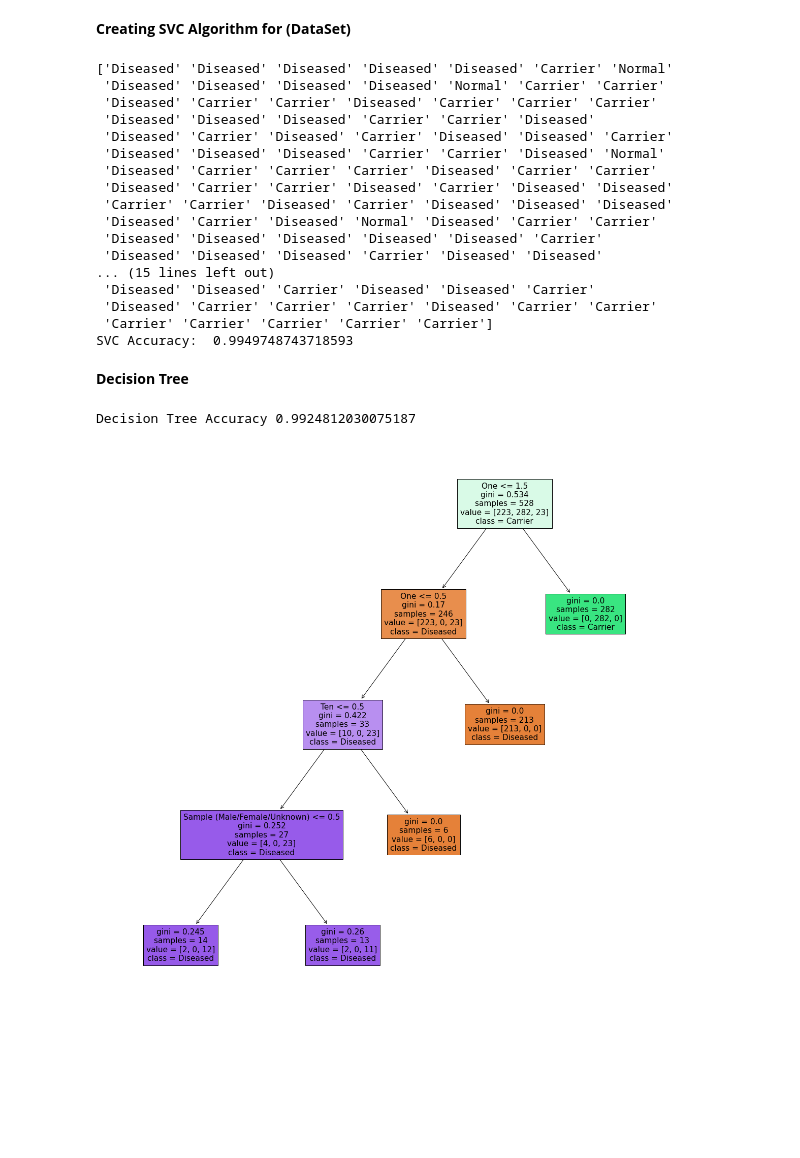
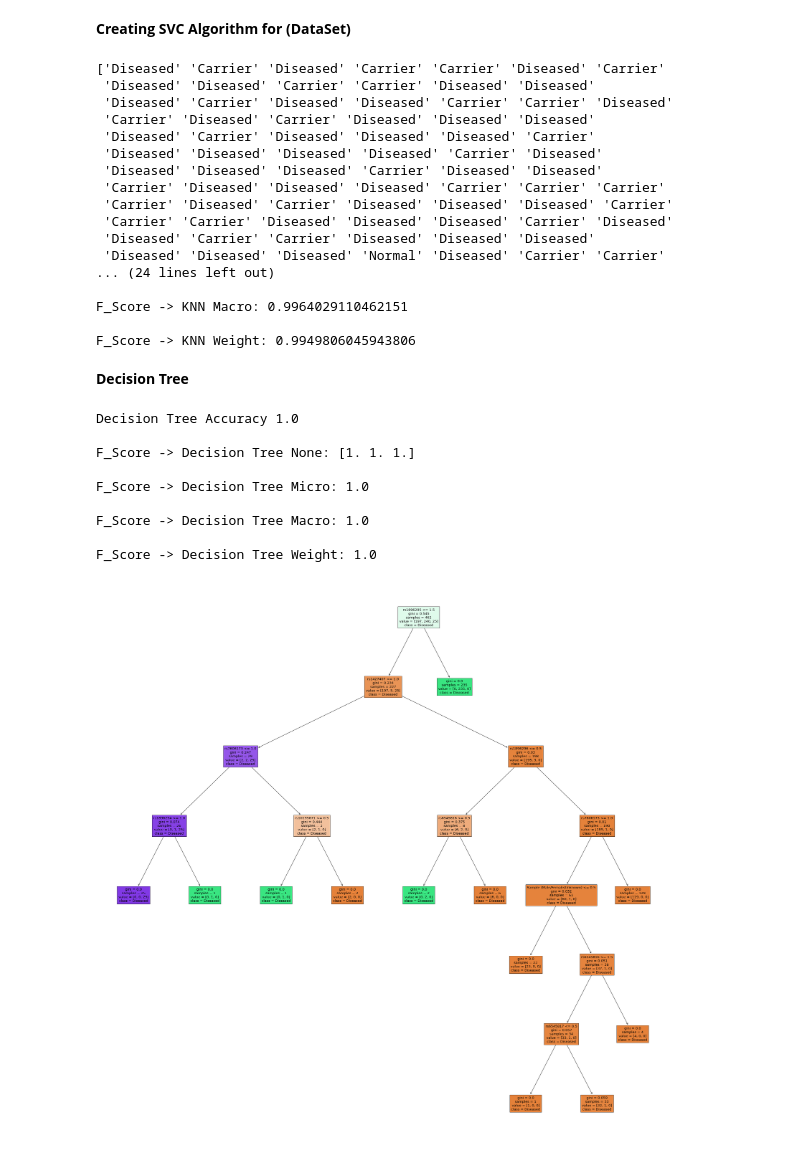
Before and after one commit to YoussifAssem/Genatac, a Jupyter notebook: E-Genetics/Code/Genetics.ipynb, the cells around one changed output. Drawn from its saved outputs; the diff is of its cells as text; code cells hidden in the pictures; blank space fills up the shorter version.

Commit message:
Update Accuracy Precision and Recall

```diff
--- a/E-Genetics/Code/Genetics.ipynb
+++ b/E-Genetics/Code/Genetics.ipynb
@@ -305,0 +295,15 @@ KNN Accuracy:  0.9949748743718593
+# %%
+knnModel = KNeighborsClassifier(n_neighbors=3)
+knnModel.fit(X_train, y_train)
+print(knnModel.predict(X_test))
+'''
+'micro':  (Counting total True Positive and False Negative and False Positive)
+'macro': (Create matrics for each label and find their unweighted mean)
+'weighted': (Create matrics for each label, Count number of True in each label)
+'''
+
+print('\n\n\nKNN Accuracy:', knnModel.score(X_test,y_test))
+print('\nF_Score -> KNN None:', f1_score(y_test, knnModel.predict(X_test),  average=None))
+print('\nF_Score -> KNN Micro:', f1_score(y_test, knnModel.predict(X_test),  average='micro'))
+print('\nF_Score -> KNN Macro:', f1_score(y_test, knnModel.predict(X_test),  average='macro'))
+print('\nF_Score -> KNN Weight:', f1_score(y_test, knnModel.predict(X_test),  average='weighted'))
@@ -306,39 +328,53 @@ KNN Accuracy:  0.9949748743718593
 # %% [markdown]
 **Creating SVC Algorithm for (DataSet)**
 # %%
-svcModel = SVC(kernel='linear', C=0.1)
+svcModel = SVC(kernel='linear', C=1)
 svcModel.fit(X_train, y_train)
 print(svcModel.predict(X_test))
 
 print('SVC Accuracy: ', svcModel.score(X_test,y_test))
-#print('KNN Precission', model1.Precission_score(X_test, y_test))
-#print('KNN Recall', model1.Recall_score(X_test ,y_test))
+print('\nF_Score -> SVC None:', f1_score(y_test, svcModel.predict(X_test),  average=None))
+print('\nF_Score -> SVC Micro:', f1_score(y_test, svcModel.predict(X_test),  average='micro'))
+print('\nF_Score -> SVC Macro:', f1_score(y_test, svcModel.predict(X_test),  average='macro'))
+print('\nF_Score -> SVC Weight:', f1_score(y_test, svcModel.predict(X_test),  average='weighted'))
 # %% [output]
-['Diseased' 'Diseased' 'Diseased' 'Diseased' 'Diseased' 'Carrier' 'Normal'
- 'Diseased' 'Diseased' 'Diseased' 'Diseased' 'Normal' 'Carrier' 'Carrier'
- 'Diseased' 'Carrier' 'Carrier' 'Diseased' 'Carrier' 'Carrier' 'Carrier'
- 'Diseased' 'Diseased' 'Diseased' 'Carrier' 'Carrier' 'Diseased'
- 'Diseased' 'Carrier' 'Diseased' 'Carrier' 'Diseased' 'Diseased' 'Carrier'
- 'Diseased' 'Diseased' 'Diseased' 'Carrier' 'Carrier' 'Diseased' 'Normal'
- 'Diseased' 'Carrier' 'Carrier' 'Carrier' 'Diseased' 'Carrier' 'Carrier'
- 'Diseased' 'Carrier' 'Carrier' 'Diseased' 'Carrier' 'Diseased' 'Diseased'
- 'Carrier' 'Carrier' 'Diseased' 'Carrier' 'Diseased' 'Diseased' 'Diseased'
- 'Diseased' 'Carrier' 'Diseased' 'Normal' 'Diseased' 'Carrier' 'Carrier'
- 'Diseased' 'Diseased' 'Diseased' 'Diseased' 'Diseased' 'Carrier'
+['Diseased' 'Carrier' 'Diseased' 'Carrier' 'Carrier' 'Diseased' 'Carrier'
+ 'Diseased' 'Diseased' 'Carrier' 'Carrier' 'Diseased' 'Diseased'
+ 'Diseased' 'Carrier' 'Diseased' 'Diseased' 'Carrier' 'Carrier' 'Diseased'
+ 'Carrier' 'Diseased' 'Carrier' 'Diseased' 'Diseased' 'Diseased'
+ 'Diseased' 'Carrier' 'Diseased' 'Diseased' 'Diseased' 'Carrier'
+ 'Diseased' 'Diseased' 'Diseased' 'Diseased' 'Carrier' 'Diseased'
  'Diseased' 'Diseased' 'Diseased' 'Carrier' 'Diseased' 'Diseased'
-... (15 lines left out)
- 'Diseased' 'Diseased' 'Carrier' 'Diseased' 'Diseased' 'Carrier'
- 'Diseased' 'Carrier' 'Carrier' 'Carrier' 'Diseased' 'Carrier' 'Carrier'
- 'Carrier' 'Carrier' 'Carrier' 'Carrier' 'Carrier']
-SVC Accuracy:  0.9949748743718593
+ 'Carrier' 'Diseased' 'Diseased' 'Diseased' 'Carrier' 'Carrier' 'Carrier'
+ 'Carrier' 'Diseased' 'Carrier' 'Diseased' 'Diseased' 'Diseased' 'Carrier'
+ 'Carrier' 'Carrier' 'Diseased' 'Diseased' 'Diseased' 'Carrier' 'Diseased'
+ 'Diseased' 'Carrier' 'Carrier' 'Diseased' 'Diseased' 'Diseased'
+ 'Diseased' 'Diseased' 'Diseased' 'Normal' 'Diseased' 'Carrier' 'Carrier'
+... (24 lines left out)
+
+F_Score -> KNN Macro: 0.9964029110462151
+
+F_Score -> KNN Weight: 0.9949806045943806
 # %% [markdown]
 **Decision Tree**
 # %%
 decisionTreeModel = DecisionTreeClassifier()
 decisionTreeModel.fit(X_train, y_train)
-fi = plt.figure(figsize=(20, 20))
+fi = plt.figure(figsize=(40, 40))
 plo = plot_tree(decisionTreeModel, feature_names=list(dataSet.columns), class_names=dataSet['Class'],filled=True)
 print('Decision Tree Accuracy', decisionTreeModel.score(X_test, y_test))
+print('\nF_Score -> Decision Tree None:', f1_score(y_test, decisionTreeModel.predict(X_test),  average=None))
+print('\nF_Score -> Decision Tree Micro:', f1_score(y_test, decisionTreeModel.predict(X_test),  average='micro'))
+print('\nF_Score -> Decision Tree Macro:', f1_score(y_test, decisionTreeModel.predict(X_test),  average='macro'))
+print('\nF_Score -> Decision Tree Weight:', f1_score(y_test, decisionTreeModel.predict(X_test),  average='weighted'))
 # %% [output]
-Decision Tree Accuracy 0.9924812030075187
+Decision Tree Accuracy 1.0
+
+F_Score -> Decision Tree None: [1. 1. 1.]
+
+F_Score -> Decision Tree Micro: 1.0
+
+F_Score -> Decision Tree Macro: 1.0
+
+F_Score -> Decision Tree Weight: 1.0
-[figure, old version]
+[figure, new version]
```
Also changed, not shown: parts of 6 cells of this notebook.
